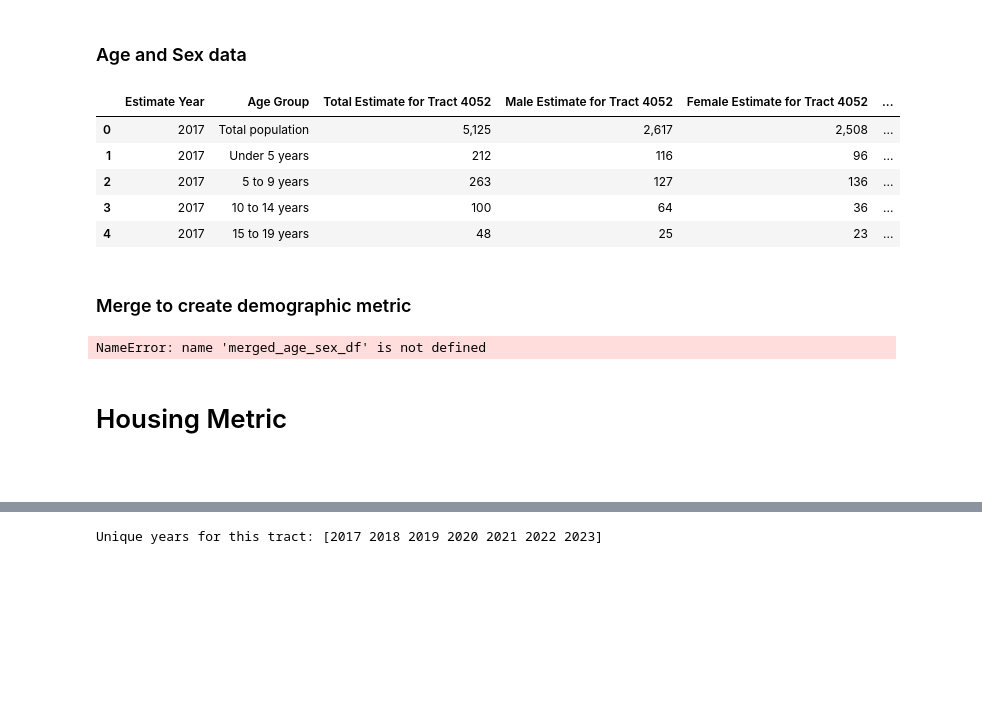
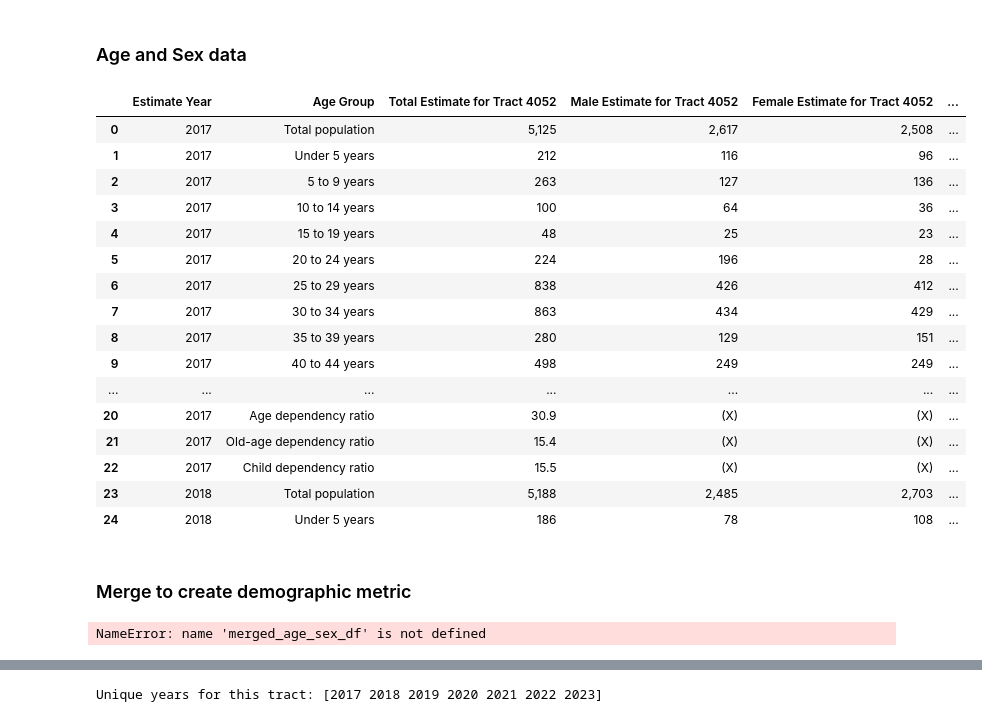
Before and after one commit to kareem-weaver/AUC_Mastercard_Challenge_Quant, a Jupyter notebook: src/Untitled.ipynb, the cells around one changed output, grey strips where cells are left out. Drawn from its saved outputs; the diff is of its cells as text; code cells hidden in the pictures; blank space fills up the shorter version.

Commit message:
start housing metric

```diff
--- a/src/Untitled.ipynb
+++ b/src/Untitled.ipynb
@@ -97,5 +102,5 @@ merged_race_df.head()
-# %% [markdown]
-### Age and Sex data
+# %% [markdown]
+### Age and Sex data
 # %%
 # Specify the directory where your files are located
 directory_path = r"C:\Users\jabba\Desktop\Code\machine_learning\AUC_mastercard_challenge\src\demographic"
@@ -155,36 +160,47 @@ for file in file_list:
         # Rename the columns
         df.rename(columns=new_column_names, inplace=True)
 
         # Drop columns that contain percentages
         df.drop(columns=columns_to_drop, inplace=True, errors='ignore')
 
         # Append the modified DataFrame to the list
         dataframes.append(df)
 
     except Exception as e:
         print(f"Error reading {file}: {e}")
 
 # Concatenate all DataFrames into a single DataFrame
 merged_race_df = pd.concat(dataframes, ignore_index=True)
 
 # Move 'Year' to the front
 column_order = ['Estimate Year'] + [col for col in merged_race_df.columns if col != 'Estimate Year']
 merged_race_df = merged_race_df[column_order]
 
 # Save the merged DataFrame to a new CSV file
 merged_race_df.to_csv('merged_acs_age_sex_data.csv', index=False)
 
 # Display the modified DataFrame
-merged_race_df.head()
+merged_race_df.head(25)
 # %% [output]
 |  | Estimate Year | Age Group | Total Estimate for Tract 4052 | Male Estimate for Tract 4052 | Female Estimate for Tract 4052 | ... |
 | 0 | 2017 | Total population | 5,125 | 2,617 | 2,508 | ... |
 | 1 | 2017 | Under 5 years | 212 | 116 | 96 | ... |
 | 2 | 2017 | 5 to 9 years | 263 | 127 | 136 | ... |
 | 3 | 2017 | 10 to 14 years | 100 | 64 | 36 | ... |
 | 4 | 2017 | 15 to 19 years | 48 | 25 | 23 | ... |
+| 5 | 2017 | 20 to 24 years | 224 | 196 | 28 | ... |
+| 6 | 2017 | 25 to 29 years | 838 | 426 | 412 | ... |
+| 7 | 2017 | 30 to 34 years | 863 | 434 | 429 | ... |
+| 8 | 2017 | 35 to 39 years | 280 | 129 | 151 | ... |
+| 9 | 2017 | 40 to 44 years | 498 | 249 | 249 | ... |
+| ... | ... | ... | ... | ... | ... | ... |
+| 20 | 2017 | Age dependency ratio | 30.9 | (X) | (X) | ... |
+| 21 | 2017 | Old-age dependency ratio | 15.4 | (X) | (X) | ... |
+| 22 | 2017 | Child dependency ratio | 15.5 | (X) | (X) | ... |
+| 23 | 2018 | Total population | 5,188 | 2,485 | 2,703 | ... |
+| 24 | 2018 | Under 5 years | 186 | 78 | 108 | ... |
-# %% [markdown]
-### Merge to create demographic metric
+# %% [markdown]
+### Merge to create demographic metric
 # %%
 ######### CREATE DEMOGRAPHIC METRIC ##############
 # Clean the 'Demographic Group' names to standardize them
@@ -221,7 +237,3 @@ pd.set_option('display.max_columns', None)  # Show all columns
 merged_data
 # %% [output]
 NameError: name 'merged_age_sex_df' is not defined
-# %% [markdown]
-# Housing Metric
-# %% [markdown]
-##
```
Also changed, not shown: parts of 8 cells of this notebook, 26 other files.
